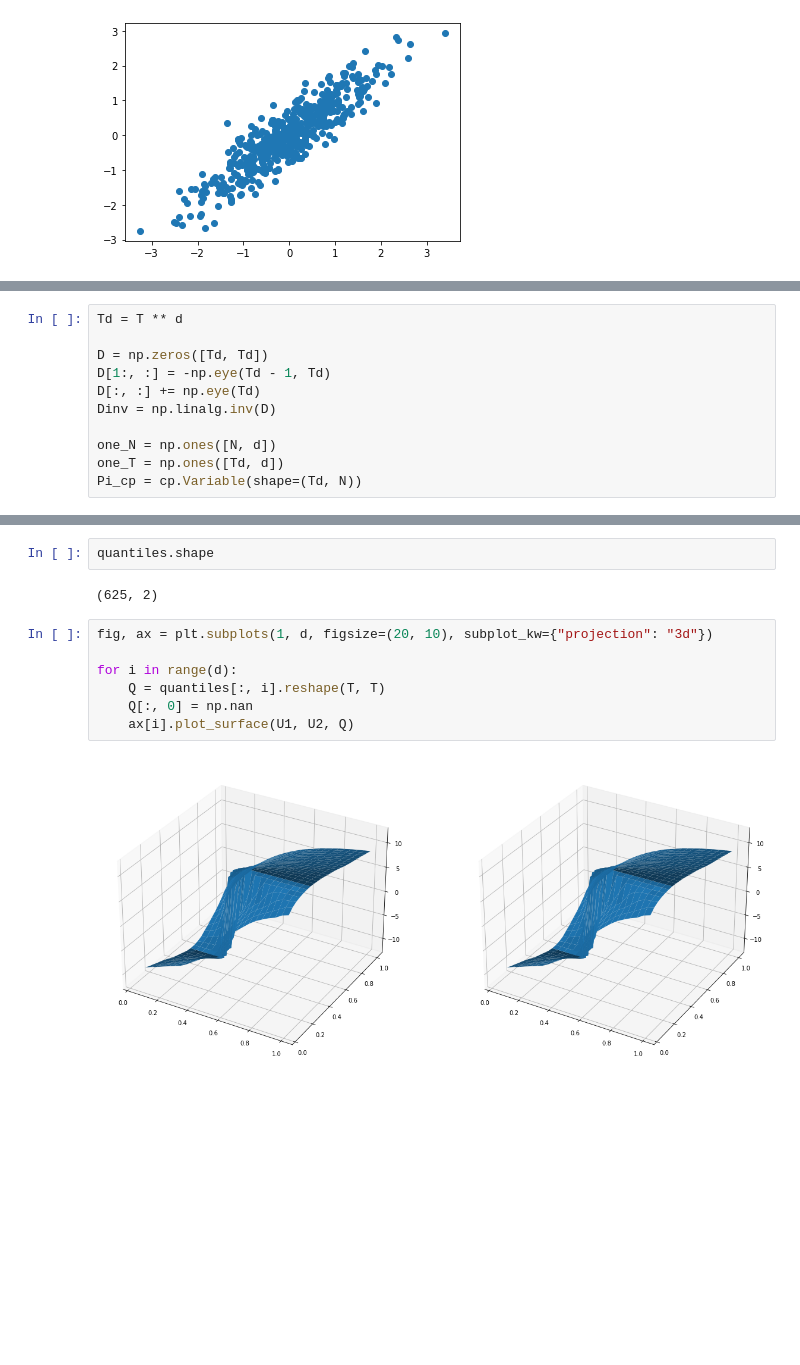
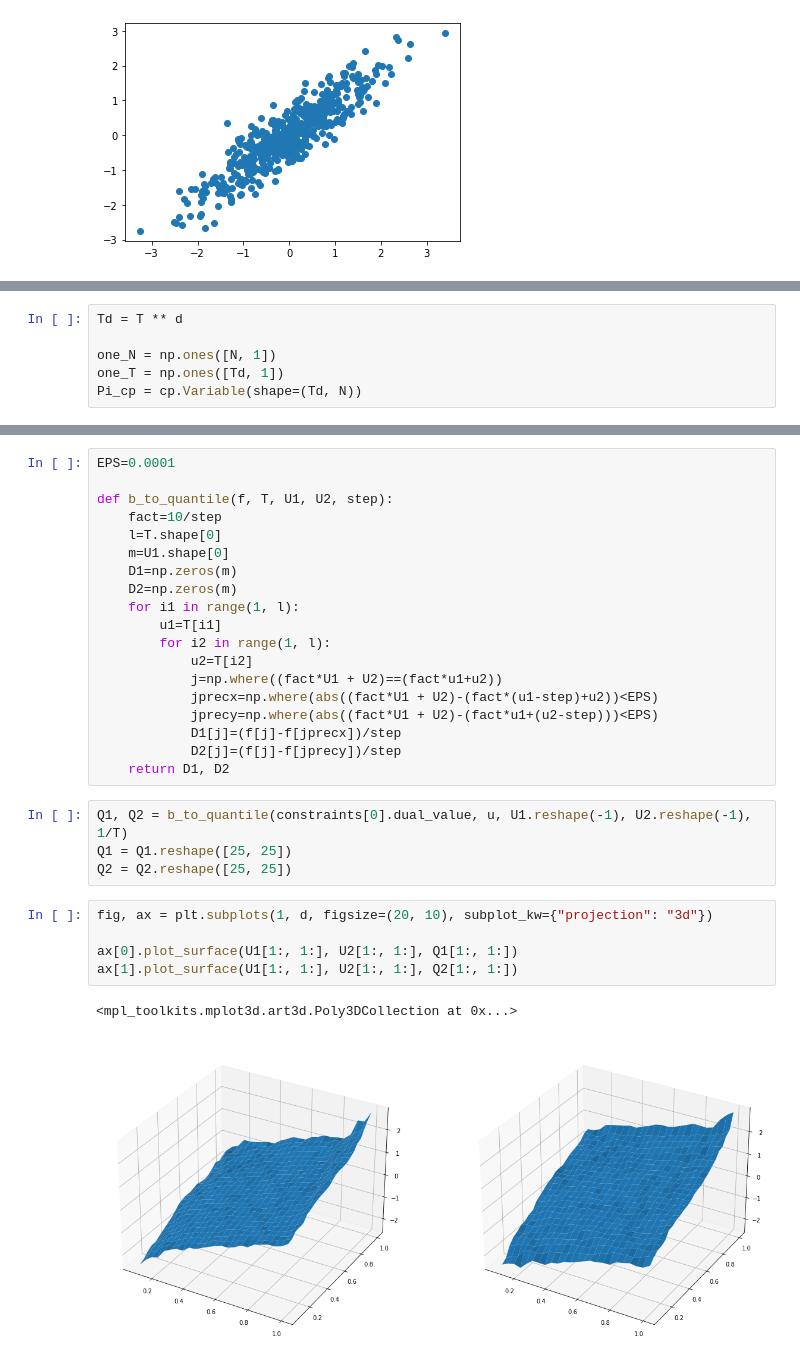
Before and after one commit to vistalab-technion/vqr, a Jupyter notebook: notebooks/01-VQ.ipynb, the cells around one changed output, grey strips where cells are left out. Cells and saved outputs as stored; diff of their text form; blank space fills up the shorter version.

```diff
--- a/notebooks/01-VQ.ipynb
+++ b/notebooks/01-VQ.ipynb
@@ -111,13 +112,8 @@ S.shape
 # %%
 Td = T ** d
 
-D = np.zeros([Td, Td])
-D[1:, :] = -np.eye(Td - 1, Td)
-D[:, :] += np.eye(Td)
-Dinv = np.linalg.inv(D)
-
-one_N = np.ones([N, d])
-one_T = np.ones([Td, d])
+one_N = np.ones([N, 1])
+one_T = np.ones([Td, 1])
 Pi_cp = cp.Variable(shape=(Td, N))
 # %%
 # Problem definition
@@ -155,13 +150,31 @@ gt = quantile(Y.squeeze(), q=U.squeeze())
-# %%
-quantiles.shape
-# %% [output]
-(625, 2)
+# %%
+EPS=0.0001
+
+def b_to_quantile(f, T, U1, U2, step):
+    fact=10/step
+    l=T.shape[0]
+    m=U1.shape[0]
+    D1=np.zeros(m)
+    D2=np.zeros(m)
+    for i1 in range(1, l):
+        u1=T[i1]
+        for i2 in range(1, l):
+            u2=T[i2]
+            j=np.where((fact*U1 + U2)==(fact*u1+u2))
+            jprecx=np.where(abs((fact*U1 + U2)-(fact*(u1-step)+u2))<EPS)
+            jprecy=np.where(abs((fact*U1 + U2)-(fact*u1+(u2-step)))<EPS)
+            D1[j]=(f[j]-f[jprecx])/step
+            D2[j]=(f[j]-f[jprecy])/step
+    return D1, D2
+# %%
+Q1, Q2 = b_to_quantile(constraints[0].dual_value, u, U1.reshape(-1), U2.reshape(-1), 1/T)
+Q1 = Q1.reshape([25, 25])
+Q2 = Q2.reshape([25, 25])
 # %%
 fig, ax = plt.subplots(1, d, figsize=(20, 10), subplot_kw={"projection": "3d"})
 
-for i in range(d):
-    Q = quantiles[:, i].reshape(T, T)
-    Q[:, 0] = np.nan
-    ax[i].plot_surface(U1, U2, Q)
+ax[0].plot_surface(U1[1:, 1:], U2[1:, 1:], Q1[1:, 1:])
+ax[1].plot_surface(U1[1:, 1:], U2[1:, 1:], Q2[1:, 1:])
 # %% [output]
+<mpl_toolkits.mplot3d.art3d.Poly3DCollection at 0x...>
-[figure, old version]
+[figure, new version]
```
Also changed, not shown: parts of 11 cells of this notebook.
